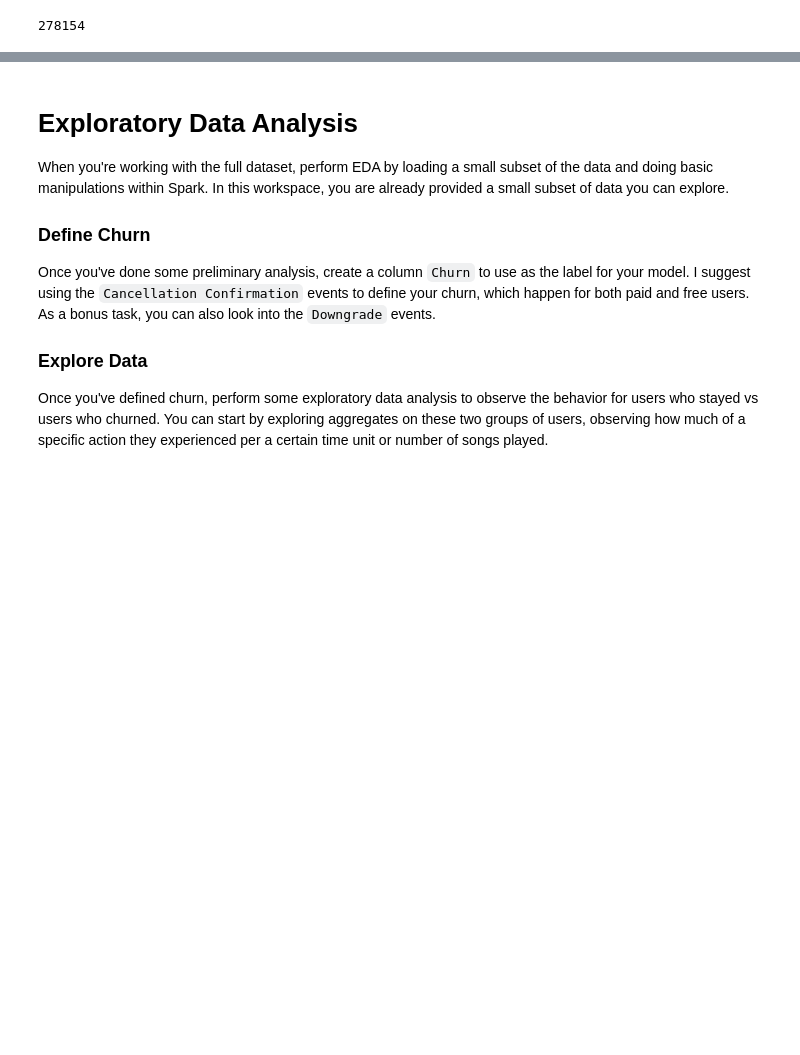
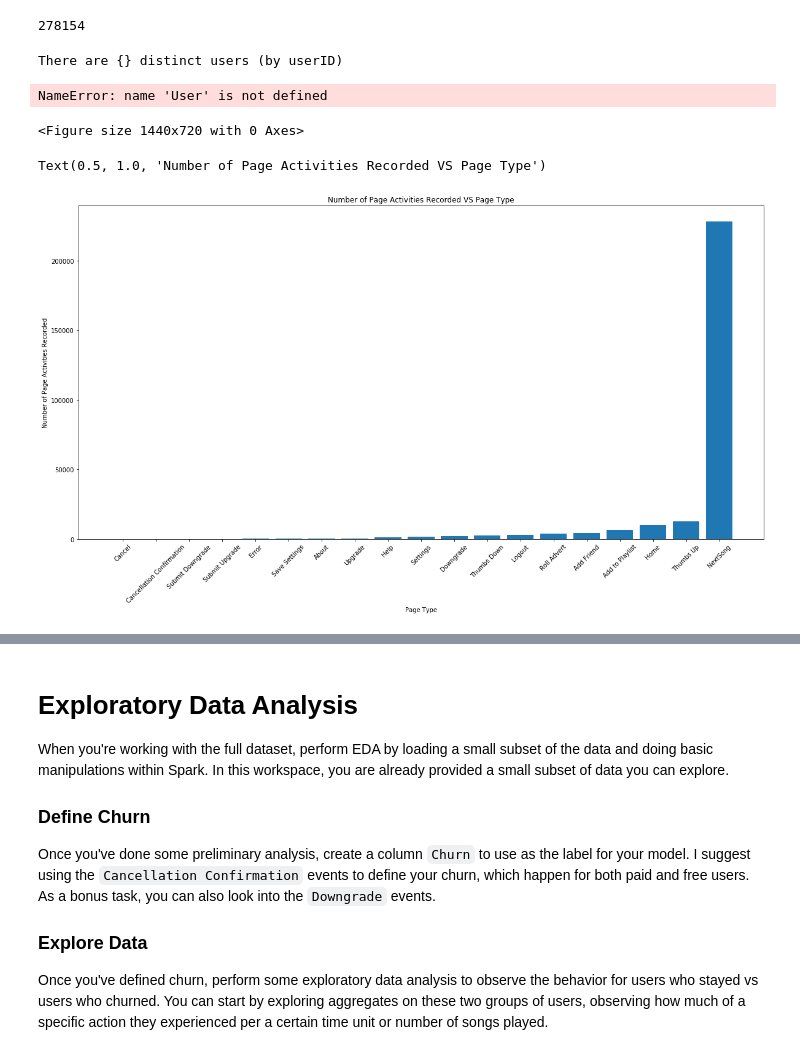
Before and after one commit to BurgerWu/Sparkify-Project, a Jupyter notebook: Sparkify.ipynb, the cells around one changed output, grey strips where cells are left out. Cells and saved outputs as stored; diff of their text form; code cells hidden in the pictures; blank space fills up the shorter version.

```diff
--- a/Sparkify.ipynb
+++ b/Sparkify.ipynb
@@ -57,3 +59,40 @@ df = df.filter(df["sessionId"] != np.nan)
 df.count()
 # %% [output]
 278154
+# %%
+#timestamp
+adjust_timestamp = udf(lambda x: datetime.fromtimestamp(x).strftime("%Y-%m-%d %H:%M"), DateType())
+df = df.withColumn("Time", adjust_timestamp("page"))
+# %%
+#Number of unique users (by ID)
+Num_Unique_Users = df.select('userId').distinct().count()
+print("There are {} distinct users (by userID)".format(Num_Unique_Users))
+
+#Number of different type of pages
+Num_Unique_Pages = df.select('page').distinct().count()
+print("There are {} distinct users (by userID)".format(Num_Unique_Pages))
+# %% [output]
+There are {} distinct users (by userID)
+# %%
+#Plot count of user activities recorded in our dataset
+user_count = df.groupBy('userId').count().orderBy("count").toPandas()
+plt.figure(figsize = [20,10])
+plt.hist(user_count['count'], bins=100)
+plt.xlabel("Count of User Activities")
+plt.ylabel("Frequency")
+plt.title("Distribution of Count of User Activities")
+# %% [output]
+NameError: name 'User' is not defined
+<Figure size 1440x720 with 0 Axes>
+# %%
+#Plot number of page activities recorded by page type
+page_count = df.groupBy('page').count().orderBy("count").toPandas()
+plt.figure(figsize = [20,10])
+plt.bar(page_count['page'], page_count['count'])
+plt.xticks(rotation = 45)
+plt.xlabel("Page Type")
+plt.ylabel("Number of Page Activities Recorded")
+plt.title("Number of Page Activities Recorded VS Page Type")
+# %% [output]
+Text(0.5, 1.0, 'Number of Page Activities Recorded VS Page Type')
+[figure, added]
```
Also changed, not shown: parts of 8 cells of this notebook.
